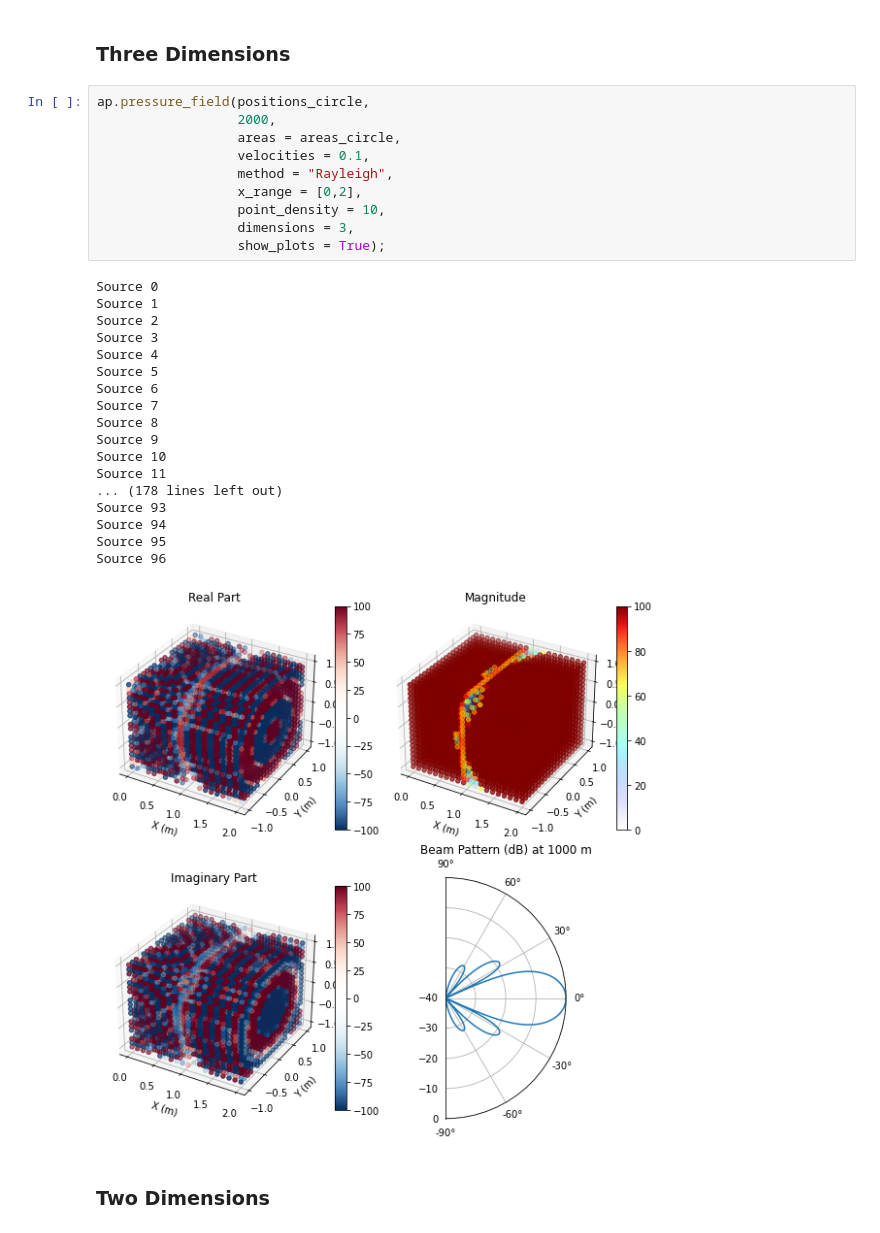
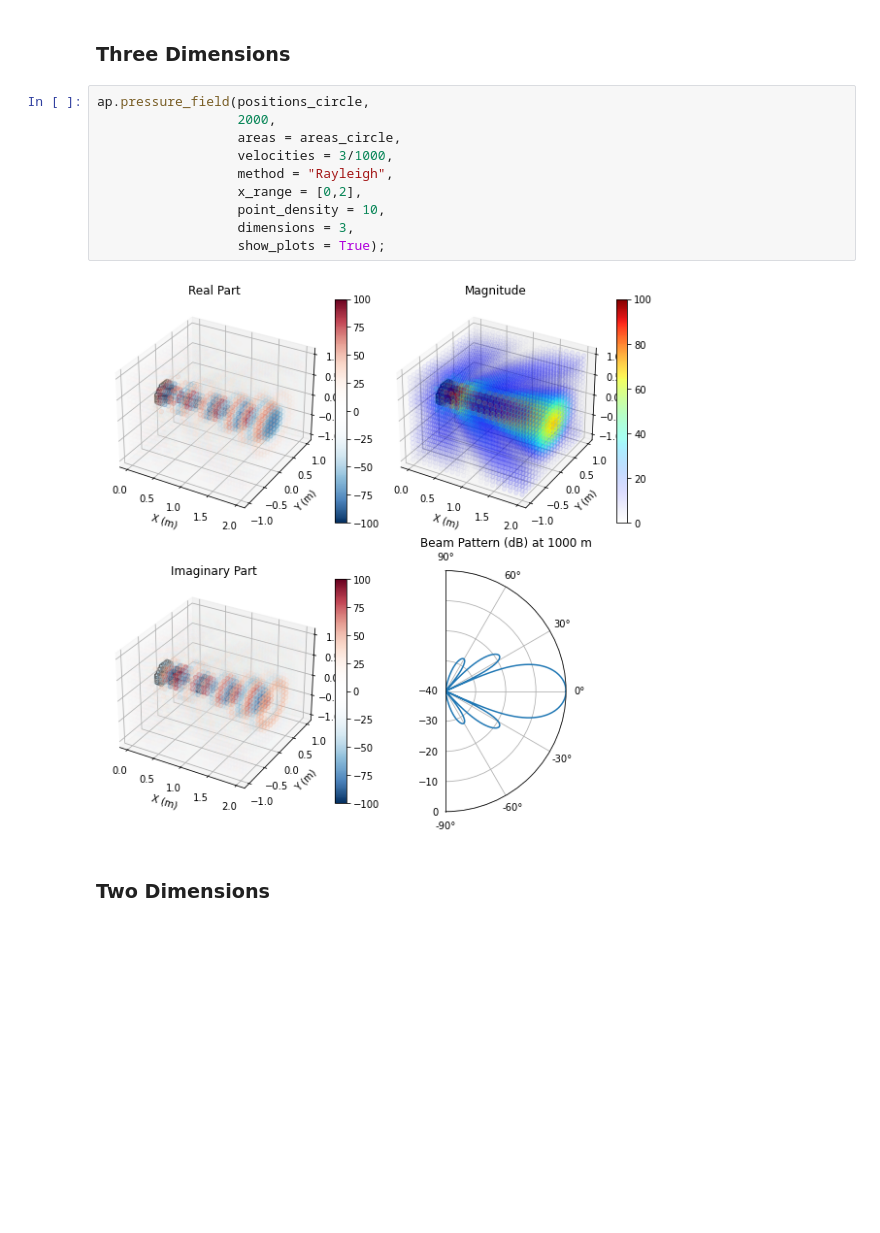
Before and after one commit to AerospaceMark/AcousticsPy, a Jupyter notebook: doc/Tutorials/pressure_field_tutorial.ipynb, the cells around one changed output. Cells and saved outputs as stored; diff of their text form; blank space fills up the shorter version.

```diff
--- a/doc/Tutorials/pressure_field_tutorial.ipynb
+++ b/doc/Tutorials/pressure_field_tutorial.ipynb
@@ -144,32 +144,15 @@ Total Circle Area = 0.20414 m^2, number of elements is 97
 # %%
 ap.pressure_field(positions_circle,
                   2000,
                   areas = areas_circle,
-                  velocities = 0.1,
+                  velocities = 3/1000,
                   method = "Rayleigh",
                   x_range = [0,2],
                   point_density = 10,
                   dimensions = 3,
                   show_plots = True);
 # %% [output]
-Source 0
-Source 1
-Source 2
-Source 3
-Source 4
-Source 5
-Source 6
-Source 7
-Source 8
-Source 9
-Source 10
-Source 11
-... (178 lines left out)
-Source 93
-Source 94
-Source 95
-Source 96
-[figure, old version]
+[figure, new version]
 # %% [markdown]
 ### Two Dimensions
 # %%
```
Also changed, not shown: parts of 7 cells of this notebook, 3 other files.
